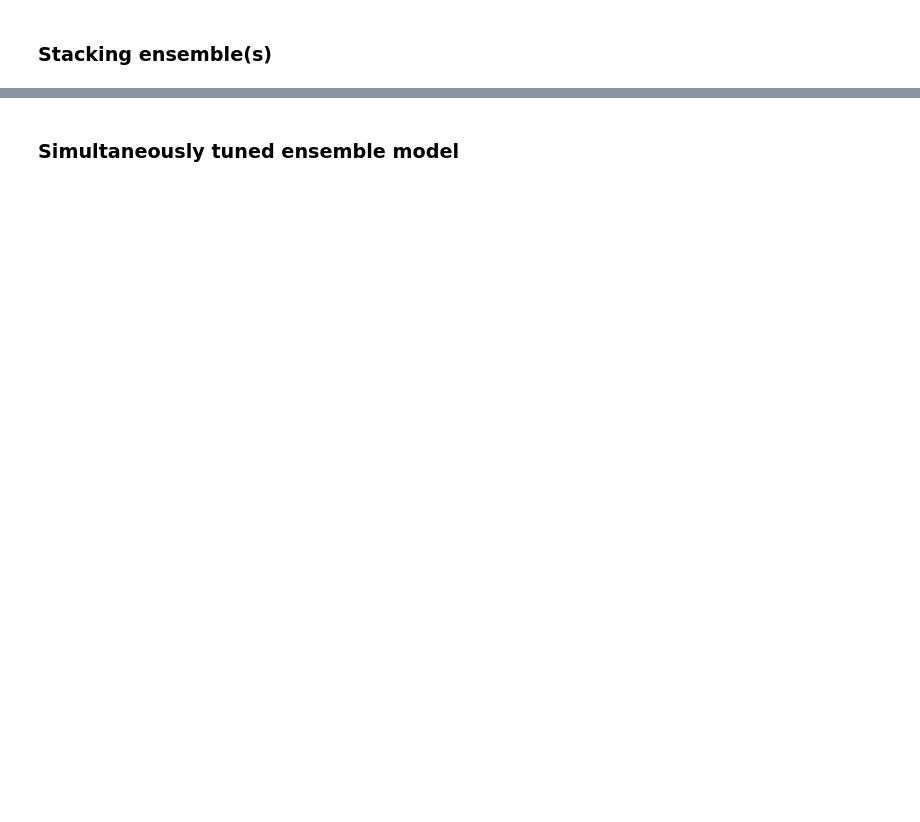
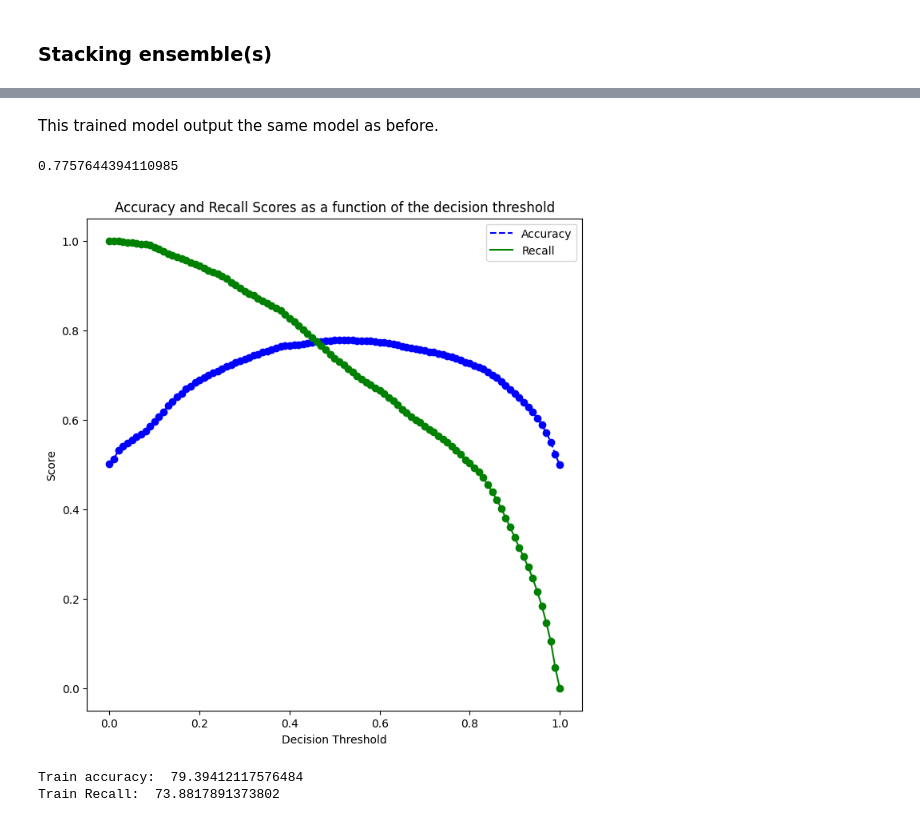
Before and after one commit to STShark00/Team-Meat, a Jupyter notebook: Project Code Template.ipynb, the cells around one changed output, grey strips where cells are left out. Drawn from its saved outputs; the diff is of its cells as text; code cells hidden in the pictures; blank space fills up the shorter version.

```diff
--- a/Project Code Template.ipynb
+++ b/Project Code Template.ipynb
@@ -755,0 +944,12 @@ ensemble_model.score(X_test, y_test.values.ravel())
+# %%
+predicted_probability = rfstack_model.predict_proba(X_test)[:,1]
+
+predicted_class = predicted_probability > optimal_threshold
+predicted_class = predicted_class.astype(int)
+
+#Computing the accuracy and recall
+ac = accuracy_score(y_test,predicted_class)*100
+rs = recall_score(y_test, predicted_class)*100
+
+print('Test accuracy: ', ac)
+print('Test Recall: ', rs)
@@ -773,7 +980,11 @@ print("Best value of max_features= ", np.argmax(list(oob_score.values()))+1)
+# %% [markdown]
+This trained model output the same model as before.
 # %%
 #Using CatBoost as the meta model (Margaret)
-ensemble_model = StackingClassifier(estimators=[('ada',model_ada),('gb',model_gb),('xgb',model_xgb)],
+catstack_model = StackingClassifier(estimators=[('ada',model_ada),('gb',model_gb),('xgb',model_xgb)],
                                    final_estimator=CatBoostClassifier(random_state=45, verbose = False),n_jobs=-1,
                                    cv = 5)
-ensemble_model.fit(X_train,y_train.values.ravel())
-ensemble_model.score(X_test, y_test.values.ravel())
+catstack_model.fit(X_train,y_train.values.ravel())
+catstack_model.score(X_test, y_test.values.ravel())
+# %% [output]
+0.7757644394110985
@@ -782,2 +991,48 @@ ensemble_model.score(X_test, y_test.values.ravel())
-# %% [markdown]
-### Simultaneously tuned ensemble model
+# %%
+cross_val_ypred = cross_val_predict(catstack_model, X_train.values, y_train_le_total, cv = 5, method = 'predict_proba')
+# %%
+accuracies = []
+recalls = []
+
+thresholds = np.arange(0,1.01,0.01)
+for threshold in thresholds:
+    predicted_class = cross_val_ypred[:,1] > threshold
+    predicted_class = predicted_class.astype(int)
+    accuracy = accuracy_score(y_train, predicted_class)
+    accuracies.append(accuracy)
+    recall = recall_score(y_train, predicted_class)
+    recalls.append(recall)
+
+
+def plot_accuracy_recall_vs_threshold(accuracies, recalls, thresholds):
+    plt.figure(figsize=(8, 8))
+    plt.title("Accuracy and Recall Scores as a function of the decision threshold")
+    plt.plot(thresholds, accuracies, "b--", label="Accuracy")
+    plt.plot(thresholds, recalls, "g-", label="Recall")
+    plt.plot(thresholds, accuracies, "o", color = 'blue')
+    plt.plot(thresholds, recalls, "o", color = 'green')
+    plt.ylabel("Score")
+    plt.xlabel("Decision Threshold")
+    plt.legend(loc='best')
+    plt.legend()
+plot_accuracy_recall_vs_threshold(accuracies, recalls, thresholds)
+# %% [output]
+[figure, added]
+# %%
+predicted_probability = catstack_model.predict_proba(X_train)[:,1]
+
+optimal_threshold = 0.52
+
+predicted_class = predicted_probability > optimal_threshold
+predicted_class = predicted_class.astype(int)
+
+    #Computing the accuracy
+ac = accuracy_score(y_train, predicted_class)*100
+rs = recall_score(y_train, predicted_class)*100
+
+
+print('Train accuracy: ', ac)
+print('Train Recall: ', rs)
+# %% [output]
+Train accuracy:  79.39412117576484
+Train Recall:  73.8817891373802
```
Also changed, not shown: parts of 61 cells of this notebook.
